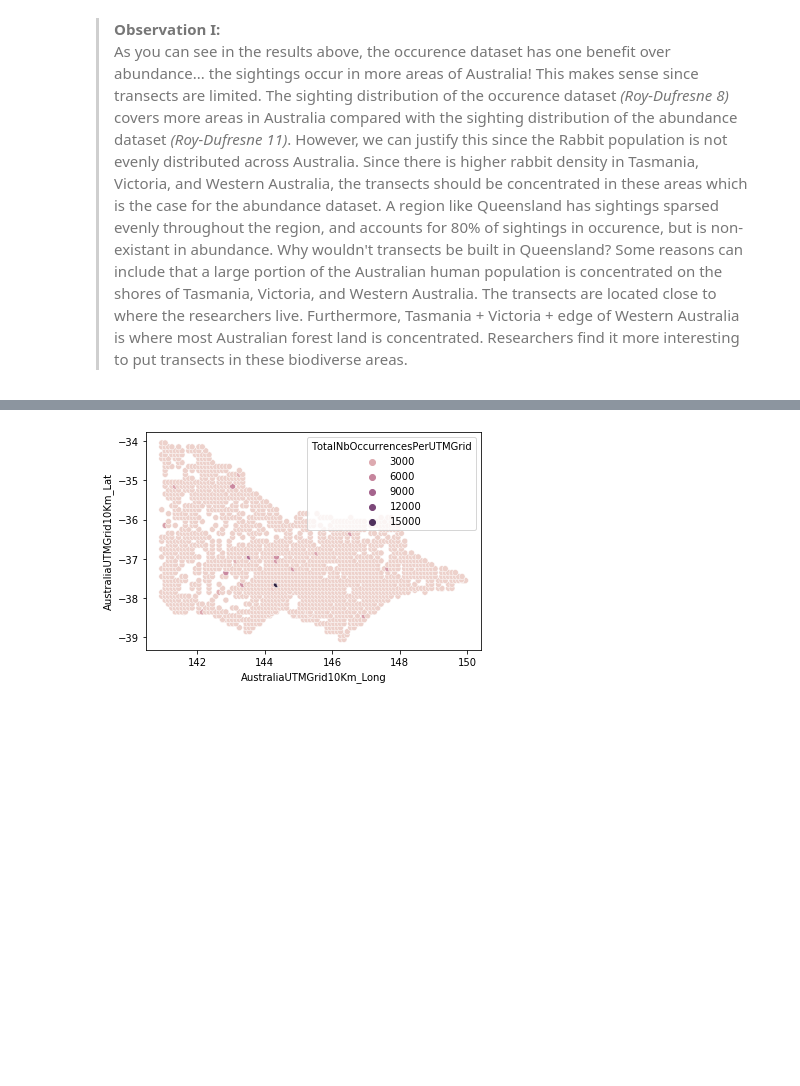
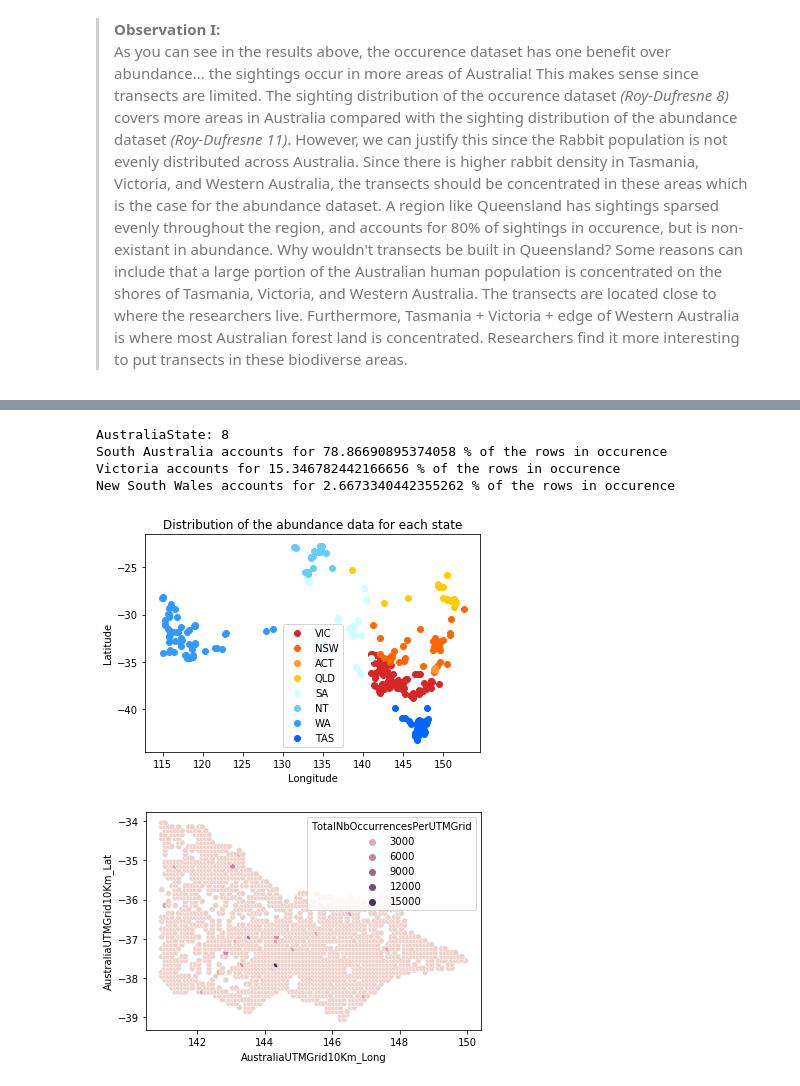
Before and after one commit to MichaelSalSail/Rabbits_ML_3HJ, a Jupyter notebook: Beware_Bunnies_Apr_19 - Edited_Dor.ipynb, the cells around one changed output, grey strips where cells are left out. Cells and saved outputs as stored; diff of their text form; code cells hidden in the pictures; blank space fills up the shorter version.

```diff
--- a/Beware_Bunnies_Apr_19 - Edited_Dor.ipynb
+++ b/Beware_Bunnies_Apr_19 - Edited_Dor.ipynb
@@ -389 +383,28 @@ plt.show()
+# %%
+print('AustraliaState:', occurence['AustraliaState'].nunique())
+print('South Australia accounts for', occurence[occurence['AustraliaState']=='QLD'].shape[0]/689265*100,"% of the rows in occurence")
+print('Victoria accounts for', occurence[occurence['AustraliaState']=='VIC'].shape[0]/689265*100,"% of the rows in occurence")
+print('New South Wales accounts for', occurence[occurence['AustraliaState']=='WA'].shape[0]/689265*100,"% of the rows in occurence")
+# %% [output]
+AustraliaState: 8
+South Australia accounts for 78.86690895374058 % of the rows in occurence
+Victoria accounts for 15.346782442166656 % of the rows in occurence
+New South Wales accounts for 2.6673340442355262 % of the rows in occurence
+# %%
+# Abundance has correct correspondence! I'll return back to analyzing occurence dataset.
+states=['VIC','NSW','ACT','QLD','SA','NT','WA','TAS']
+colors=['#d62728','#ff6600','#ff9933','#ffcc00','#ccffff','#66ccff','#3399ff','#0066ff']
+
+for i in range(0,8):
+    temp= abundance[abundance['AustraliaState']== states[i]]
+    mean_occurence = temp.groupby(['AustraliaUTMGrid10Km_Lat', 'AustraliaUTMGrid10Km_Long'], as_index=False).mean()
+    plt.scatter(mean_occurence['AustraliaUTMGrid10Km_Long'],mean_occurence['AustraliaUTMGrid10Km_Lat'], color=colors[i])
+
+plt.title('Distribution of the abundance data for each state')
+plt.xlabel('Longitude')
+plt.ylabel('Latitude')
+plt.legend(['VIC','NSW','ACT','QLD','SA','NT','WA','TAS'])
+plt.show()
+# %% [output]
+[figure, added]
 # %%
```
Also changed, not shown: parts of 98 cells of this notebook.
